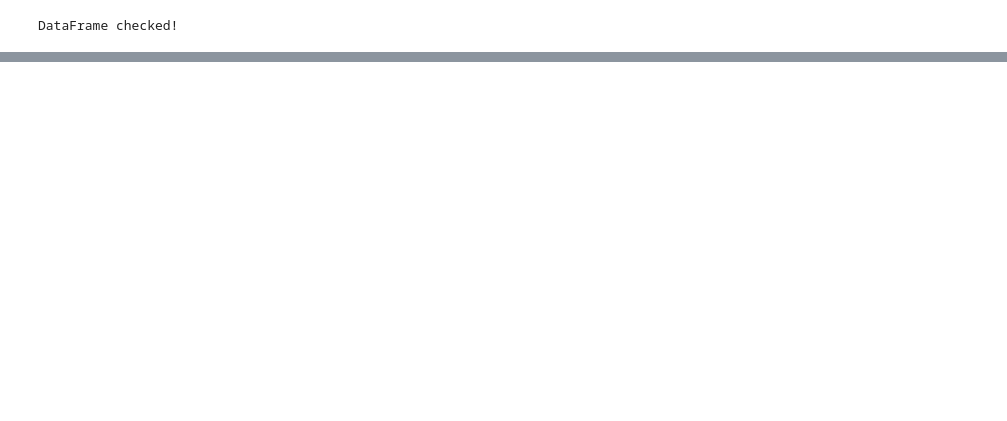
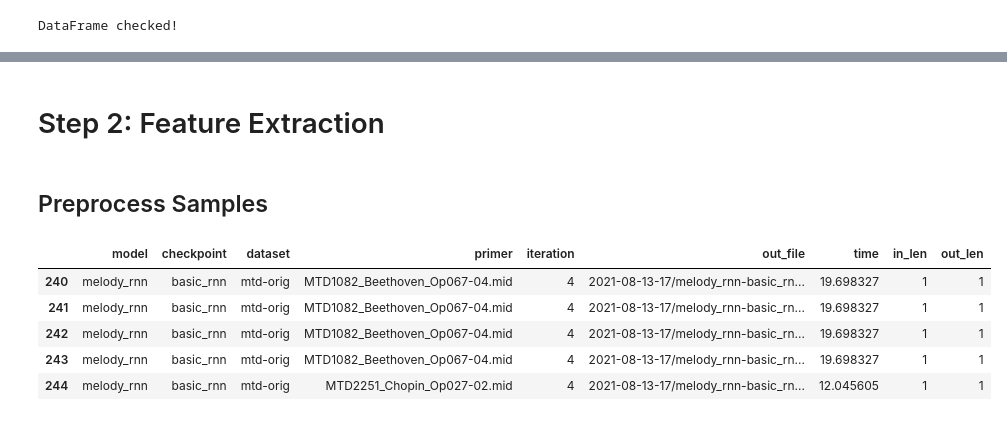
Before and after one commit to ghalestrilo/ornette, a Jupyter notebook: scripts/analysis.ipynb, the cells around one changed output, grey strips where cells are left out. Cells and saved outputs as stored; diff of their text form; code cells hidden in the pictures; blank space fills up the shorter version.

Commit message:
⛏ implement preprocessing of all samples

```diff
--- a/scripts/analysis.ipynb
+++ b/scripts/analysis.ipynb
@@ -782,0 +507,14 @@ print(output)
+# %% [markdown]
+# Step 2: Feature Extraction
+# %% [markdown]
+## Preprocess Samples
+# %%
+df_gen = pd.read_pickle(output('df_gen'))
+df_gen.loc[df_gen['model'] == 'melody_rnn'].head()
+# %% [output]
+|  | model | checkpoint | dataset | primer | iteration | out_file | time | in_len | out_len |
+| 240 | melody_rnn | basic_rnn | mtd-orig | MTD1082_Beethoven_Op067-04.mid | 4 | 2021-08-13-17/melody_rnn-basic_rn... | 19.698327 | 1 | 1 |
+| 241 | melody_rnn | basic_rnn | mtd-orig | MTD1082_Beethoven_Op067-04.mid | 4 | 2021-08-13-17/melody_rnn-basic_rn... | 19.698327 | 1 | 1 |
+| 242 | melody_rnn | basic_rnn | mtd-orig | MTD1082_Beethoven_Op067-04.mid | 4 | 2021-08-13-17/melody_rnn-basic_rn... | 19.698327 | 1 | 1 |
+| 243 | melody_rnn | basic_rnn | mtd-orig | MTD1082_Beethoven_Op067-04.mid | 4 | 2021-08-13-17/melody_rnn-basic_rn... | 19.698327 | 1 | 1 |
+| 244 | melody_rnn | basic_rnn | mtd-orig | MTD2251_Chopin_Op027-02.mid | 4 | 2021-08-13-17/melody_rnn-basic_rn... | 12.045605 | 1 | 1 |
```
Also changed, not shown: parts of 32 cells of this notebook, 5 other files.
